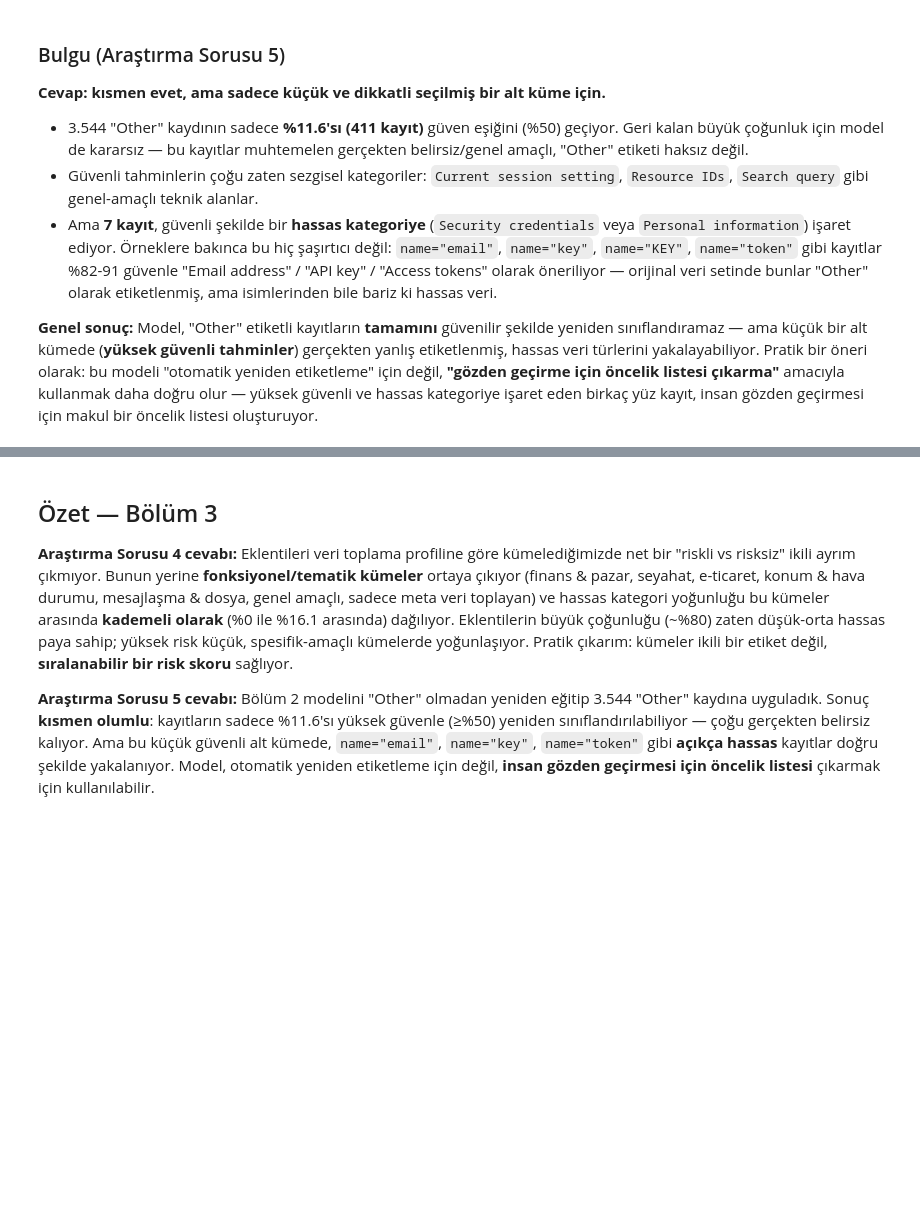
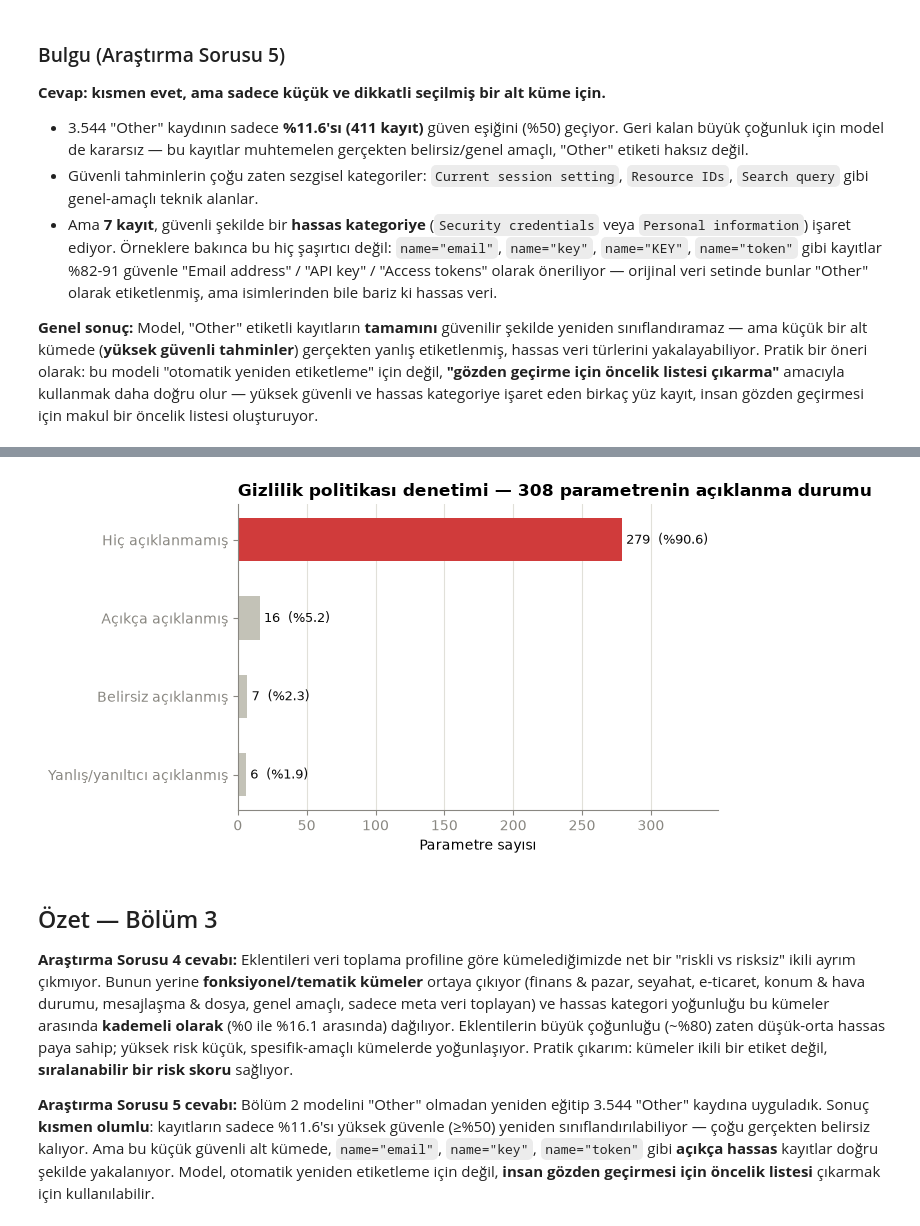
Before and after one commit to elifdikmn/DataPrivacy, a Jupyter notebook: notebooks/bolum3_uygulama.ipynb, the cells around one changed output, grey strips where cells are left out. Cells and saved outputs as stored; diff of their text form; code cells hidden in the pictures; blank space fills up the shorter version.

```diff
--- a/notebooks/bolum3_uygulama.ipynb
+++ b/notebooks/bolum3_uygulama.ipynb
@@ -440,3 +487,47 @@ sensitive_examples[['name', 'description', 'predicted_data_type', 'predicted_mai
+# %%
+COLOR_SENSITIVE = '#d03b3b'
+COLOR_NEUTRAL = '#c3c2b7'
+COLOR_TEXT = '#0b0b0b'
+COLOR_MUTED = '#898781'
+
+labels_map = {
+    'UNDISCLOSED': 'Hiç açıklanmamış',
+    'DISCLOSED_CLEAR': 'Açıkça açıklanmış',
+    'DISCLOSED_VAGUE': 'Belirsiz açıklanmış',
+    'DISCLOSED_INCORRECT': 'Yanlış/yanıltıcı açıklanmış',
+}
+order = ['UNDISCLOSED', 'DISCLOSED_CLEAR', 'DISCLOSED_VAGUE', 'DISCLOSED_INCORRECT']
+values = [status_counts[k] for k in order]
+pcts = [v / total_audited * 100 for v in values]
+colors = [COLOR_SENSITIVE if k == 'UNDISCLOSED' else COLOR_NEUTRAL for k in order]
+labels = [labels_map[k] for k in order]
+
+fig, ax = plt.subplots(figsize=(7, 4))
+bars = ax.barh(labels[::-1], values[::-1], color=colors[::-1], height=0.55)
+
+for bar, v, p in zip(bars, values[::-1], pcts[::-1]):
+    ax.text(bar.get_width() + 3, bar.get_y() + bar.get_height() / 2, f'{v}  (%{p:.1f})',
+            va='center', ha='left', fontsize=9, color=COLOR_TEXT)
+
+ax.set_xlabel('Parametre sayısı')
+ax.set_title(f'Gizlilik politikası denetimi — {total_audited} parametrenin açıklanma durumu',
+             loc='left', fontsize=12, fontweight='bold')
+ax.set_xlim(0, max(values) * 1.25)
+ax.spines[['top', 'right']].set_visible(False)
+ax.spines[['left', 'bottom']].set_color(COLOR_MUTED)
+ax.tick_params(colors=COLOR_MUTED)
+ax.grid(axis='x', color='#e1e0d9', linewidth=0.8)
+ax.set_axisbelow(True)
+
+plt.tight_layout()
+
+import os
+os.makedirs('exported_charts', exist_ok=True)
+plt.savefig('exported_charts/rq6_policy_disclosure.png', dpi=150, bbox_inches='tight')
+
+plt.show()
+# %% [output]
+[figure, added]
 # %% [markdown]
 ## Özet — Bölüm 3
 
```
Also changed, not shown: parts of 2 cells of this notebook, 3 other files.
